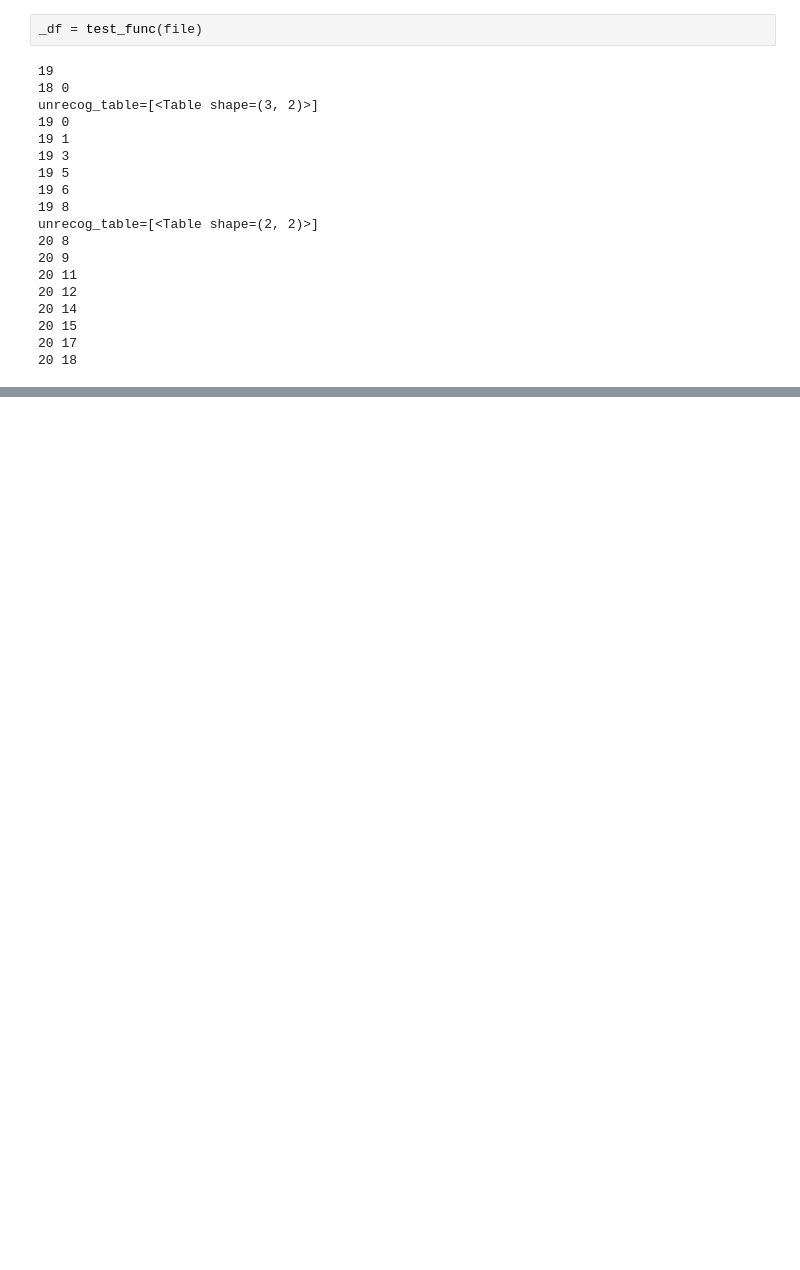
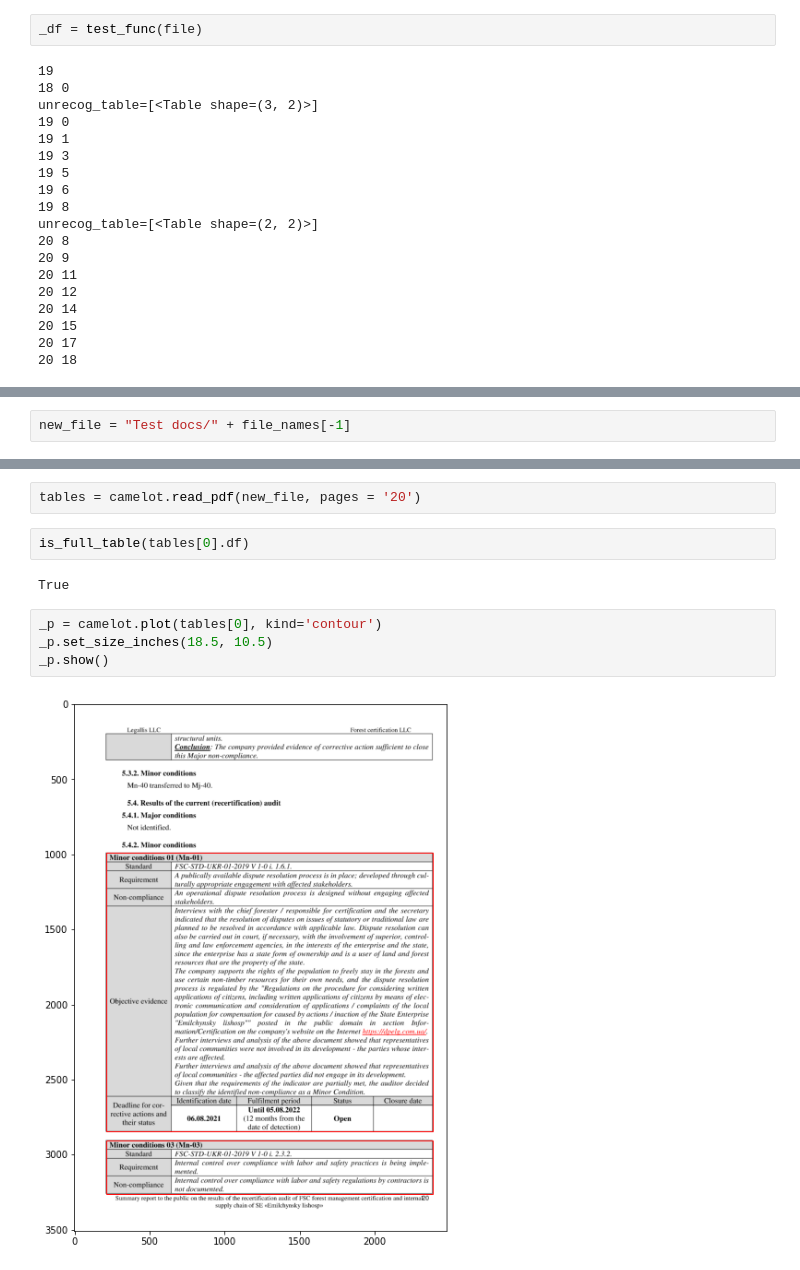
Before and after one commit to AlKravets/FSC-Summary-parser, a Jupyter notebook: Research/Work with first type of docs.ipynb, the cells around one changed output, grey strips where cells are left out. Drawn from its saved outputs; the diff is of its cells as text; blank space fills up the shorter version.

```diff
--- a/Research/Work with first type of docs.ipynb
+++ b/Research/Work with first type of docs.ipynb
@@ -727,0 +790,2 @@ unrecog_table=[<Table shape=(2, 2)>]
+# %%
+new_file = "Test docs/" + file_names[-1]
@@ -727,0 +808,12 @@ unrecog_table=[<Table shape=(2, 2)>]
+# %%
+tables = camelot.read_pdf(new_file, pages = '20')
+# %%
+is_full_table(tables[0].df)
+# %% [output]
+True
+# %%
+_p = camelot.plot(tables[0], kind='contour')
+_p.set_size_inches(18.5, 10.5)
+_p.show()
+# %% [output]
+[figure, added]
```
Also changed, not shown: parts of 16 cells of this notebook, 3 other files.
